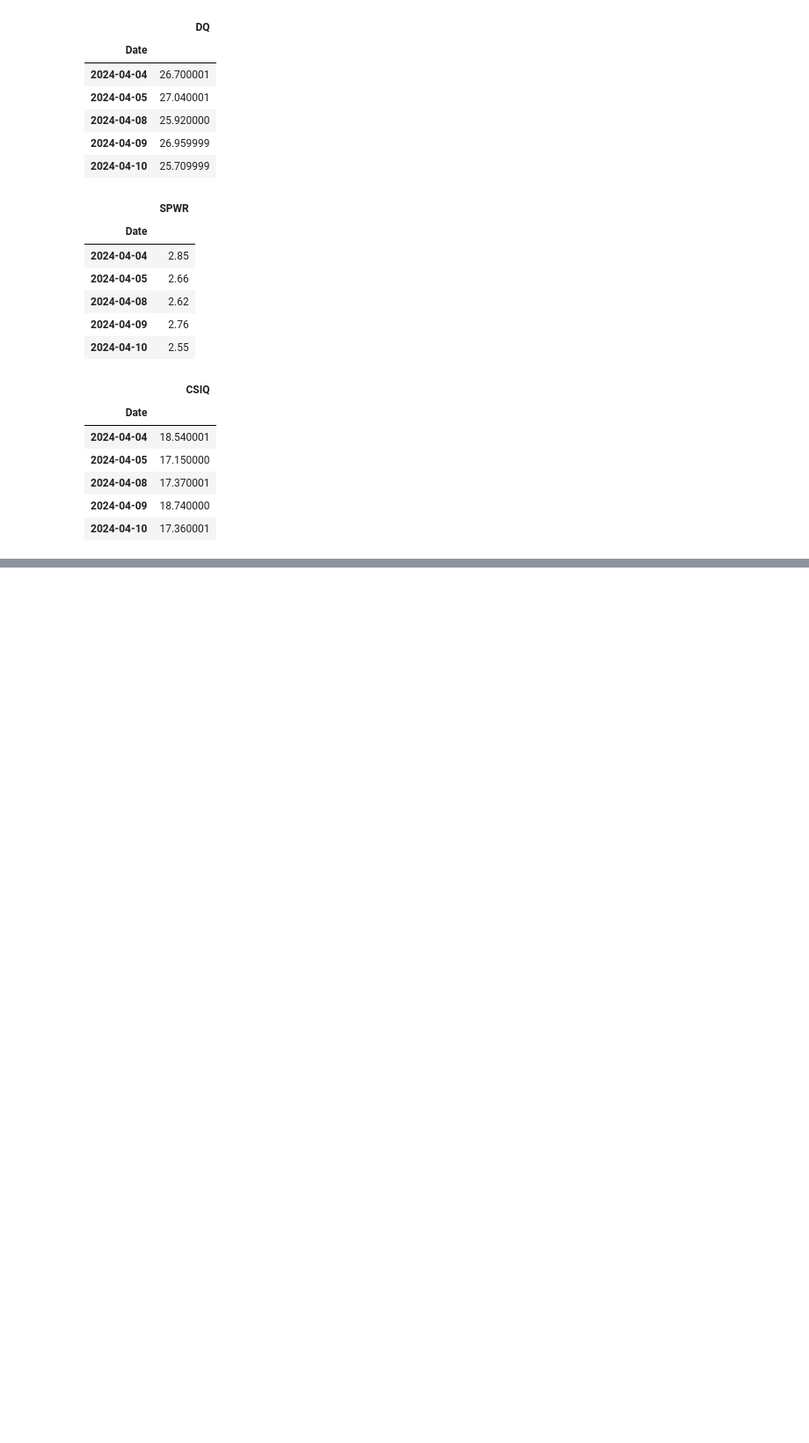
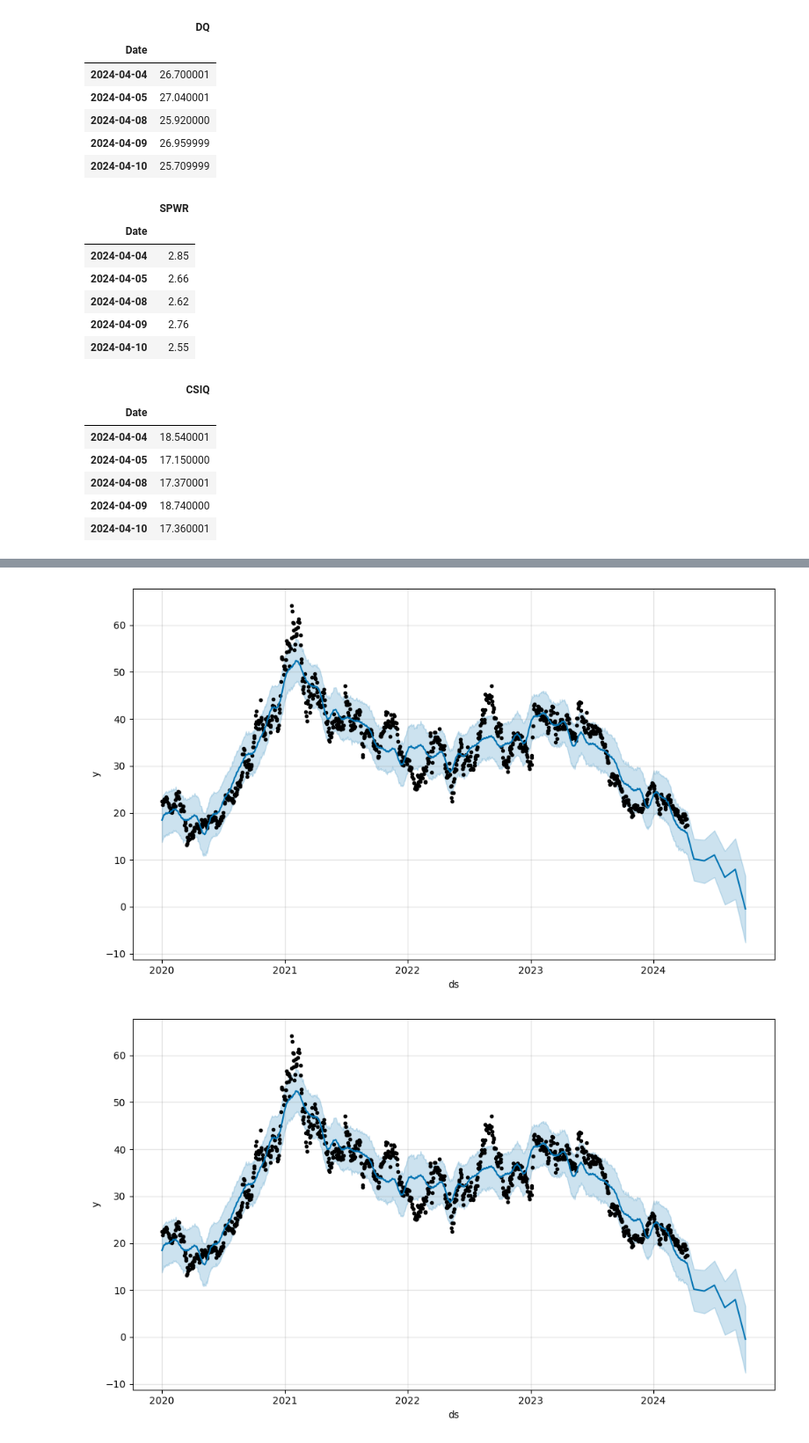
Before and after one commit to srhill12/Solar_stock_project, a Jupyter notebook: stevens_workbook.ipynb, the cells around one changed output, grey strips where cells are left out. Shown at 88% size. Saved outputs shown, nothing was run; the diff lists cells and outputs as text; code cells hidden in the pictures; blank space fills up the shorter version.

Commit message:
completed forecasts/predictions for stocks

```diff
--- a/stevens_workbook.ipynb
+++ b/stevens_workbook.ipynb
@@ -250,0 +305,6 @@ combined_df.to_csv('combined_data_index.csv')
+# %%
+# Create a Prophet model for CSIQ
+model_CSIQ = Prophet()
+# %%
+# Fit the CSIQ Prophet model
+model_CSIQ.fit(CSIQ_df)
@@ -250,0 +315,5 @@ combined_df.to_csv('combined_data_index.csv')
+# %%
+# Forecast 6 months of stock performance
+future_CSIQ = model_CSIQ.make_future_dataframe(periods=6, freq="M")
+# Display last five rows of future_CSIQ dataframe
+future_CSIQ.tail()
@@ -250,0 +327,5 @@ combined_df.to_csv('combined_data_index.csv')
+# %%
+# Make predictions for CSIQ using the future_CSIQ data frame
+forecast_CSIQ = model_CSIQ.predict(future_CSIQ)
+# Display the first five rows of the forecast_CSIQ data frame
+forecast_CSIQ.head()
@@ -250,0 +339,6 @@ combined_df.to_csv('combined_data_index.csv')
+# %%
+# Plot the Prophet predictions for CSIQ
+model_CSIQ.plot(forecast_CSIQ)
+# %% [output]
+[figure, added]
+[figure, added]
```
Also changed, not shown: parts of 45 cells of this notebook, 1 other file.
